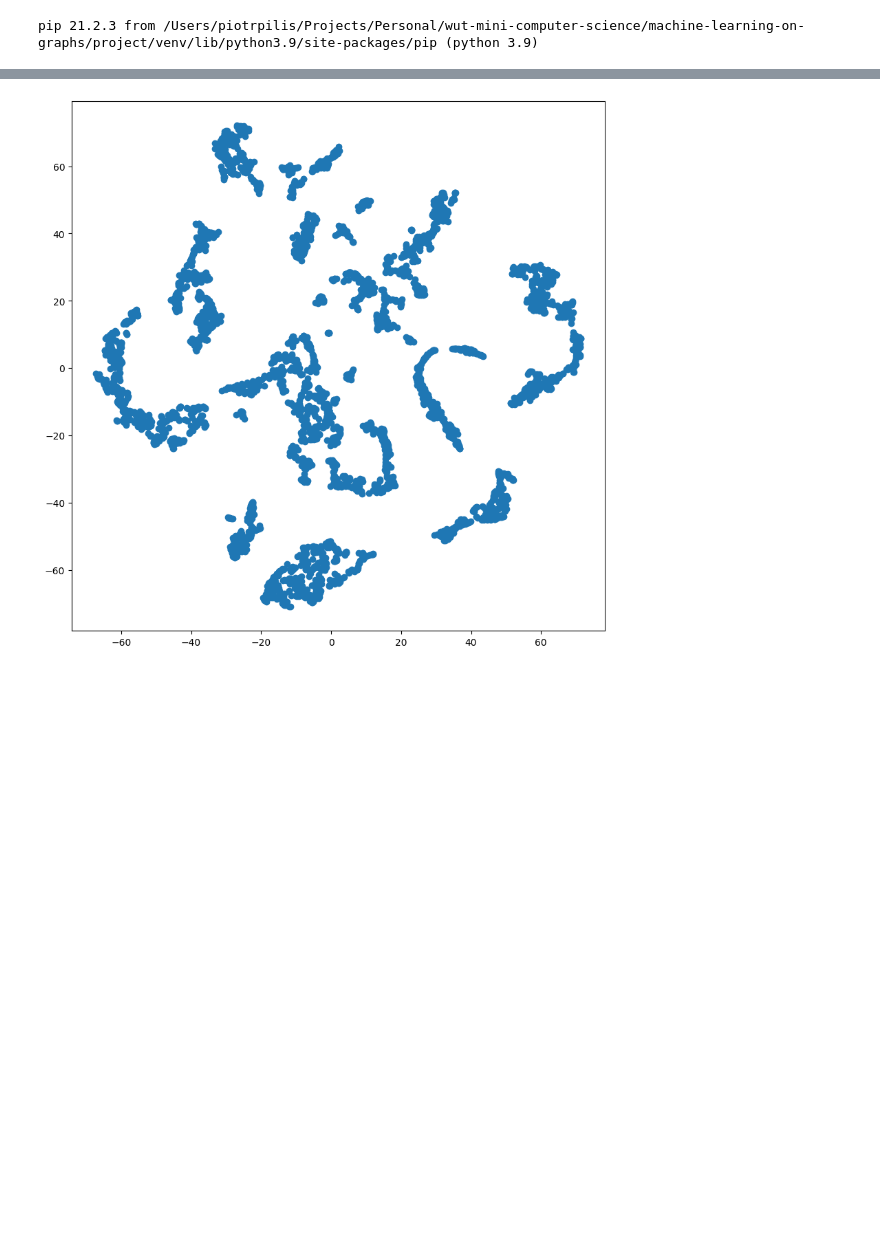
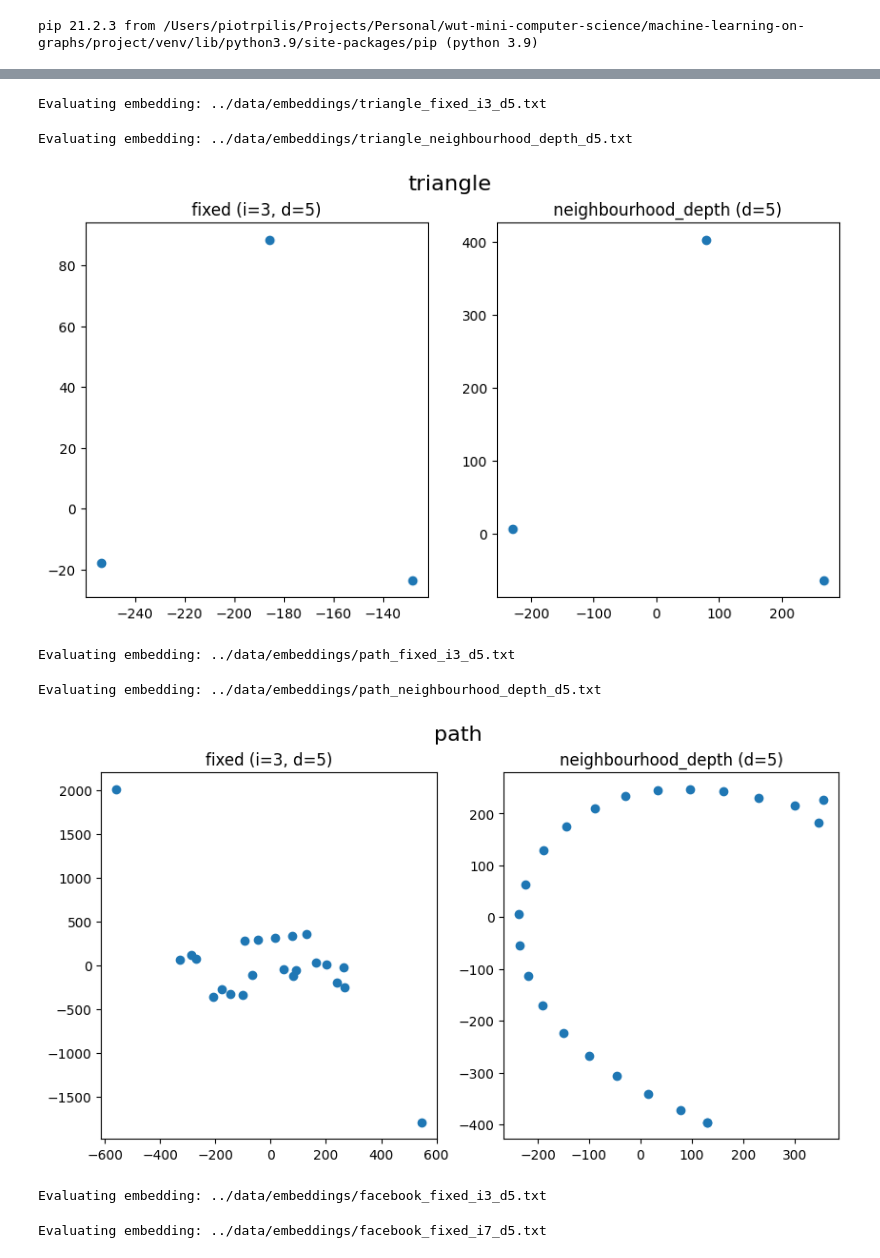
Before and after one commit to pilis/wut-mini-machine-learning-on-graphs-project-1, a Jupyter notebook: notebooks/exploration.ipynb, the cells around one changed output, grey strips where cells are left out. Saved outputs shown, nothing was run; the diff lists cells and outputs as text; code cells hidden in the pictures; blank space fills up the shorter version.

```diff
--- a/notebooks/exploration.ipynb
+++ b/notebooks/exploration.ipynb
@@ -23,17 +131,57 @@ embedding.shape
-# %%
-# First we reduce the dimensionality of the embedding using PCA
-embedding_pca = PCA(n_components=2).fit_transform(embedding)
-
-# Then we use t-SNE to visualize the embedding
-tsne = TSNE(n_components=2, random_state=0)
-embedding_2d = tsne.fit_transform(embedding_pca)
-
-def plot_embedding(embedding_2d):
-    """Plot the embedding"""
-    plt.figure(figsize=(10, 10))
-    plt.scatter(embedding_2d[:, 0], embedding_2d[:, 1], cmap="tab10")
-    plt.show()
-
-plot_embedding(embedding_2d)
-# %% [output]
-[figure, removed]
+# %%
+def load_numpy_2d_array_from_file(filepath):
+    """Load a numpy 2d array from a file"""
+    array = np.loadtxt(filepath, delimiter=" ")
+    return array
+
+
+def transform_embeddings_to_2d(embedding):
+    """Transform multi-dimensional embeddings to 2d"""
+    # First we reduce the dimensionality of the embedding using PCA
+    embedding_pca = PCA(n_components=2).fit_transform(embedding)
+
+    # Then we use t-SNE to visualize the embedding
+    tsne = TSNE(n_components=2, random_state=0, perplexity=2)
+    embedding_2d = tsne.fit_transform(embedding_pca)
+
+    return embedding_2d
+
+
+def plot_embedding(embedding: np.ndarray, config, axes, idx) -> None:
+    """Plot the embedding"""
+
+    axes[idx].scatter(embedding[:, 0], embedding[:, 1], cmap="tab10")
+    axes[idx].set_title(f"{config.get_plot_label()}")
+
+
+def evaluate(config: CleoraConfig, axes, idx) -> None:
+    """Evaluate the embedding"""
+    print(f"Evaluating embedding: {config.output_filepath}")
+    embedding = load_numpy_2d_array_from_file(config.output_filepath)
+    embedding_2d = transform_embeddings_to_2d(embedding)
+    plot_embedding(embedding_2d, config, axes, idx)
+
+
+for dataset_id, configs in CONFIGS.items():
+    # Set up the figure
+    num_configs = len(configs)
+    fig, axes = plt.subplots(nrows=1, ncols=num_configs, figsize=(5 * num_configs, 5))
+
+    # Give the figure a title
+    fig.suptitle(dataset_id, fontsize=16)
+
+    # Evaluate the embeddings and plot them
+    for idx, config in enumerate(configs):
+        evaluate(config, axes, idx)
+
+    # Show the figure
+    plt.show()
+# %% [output]
+Evaluating embedding: ../data/embeddings/triangle_fixed_i3_d5.txt
+Evaluating embedding: ../data/embeddings/triangle_neighbourhood_depth_d5.txt
+[figure, added]
+Evaluating embedding: ../data/embeddings/path_fixed_i3_d5.txt
+Evaluating embedding: ../data/embeddings/path_neighbourhood_depth_d5.txt
+[figure, added]
+Evaluating embedding: ../data/embeddings/facebook_fixed_i3_d5.txt
+Evaluating embedding: ../data/embeddings/facebook_fixed_i7_d5.txt
```
Also changed, not shown: parts of 10 cells of this notebook, 6 other files.
